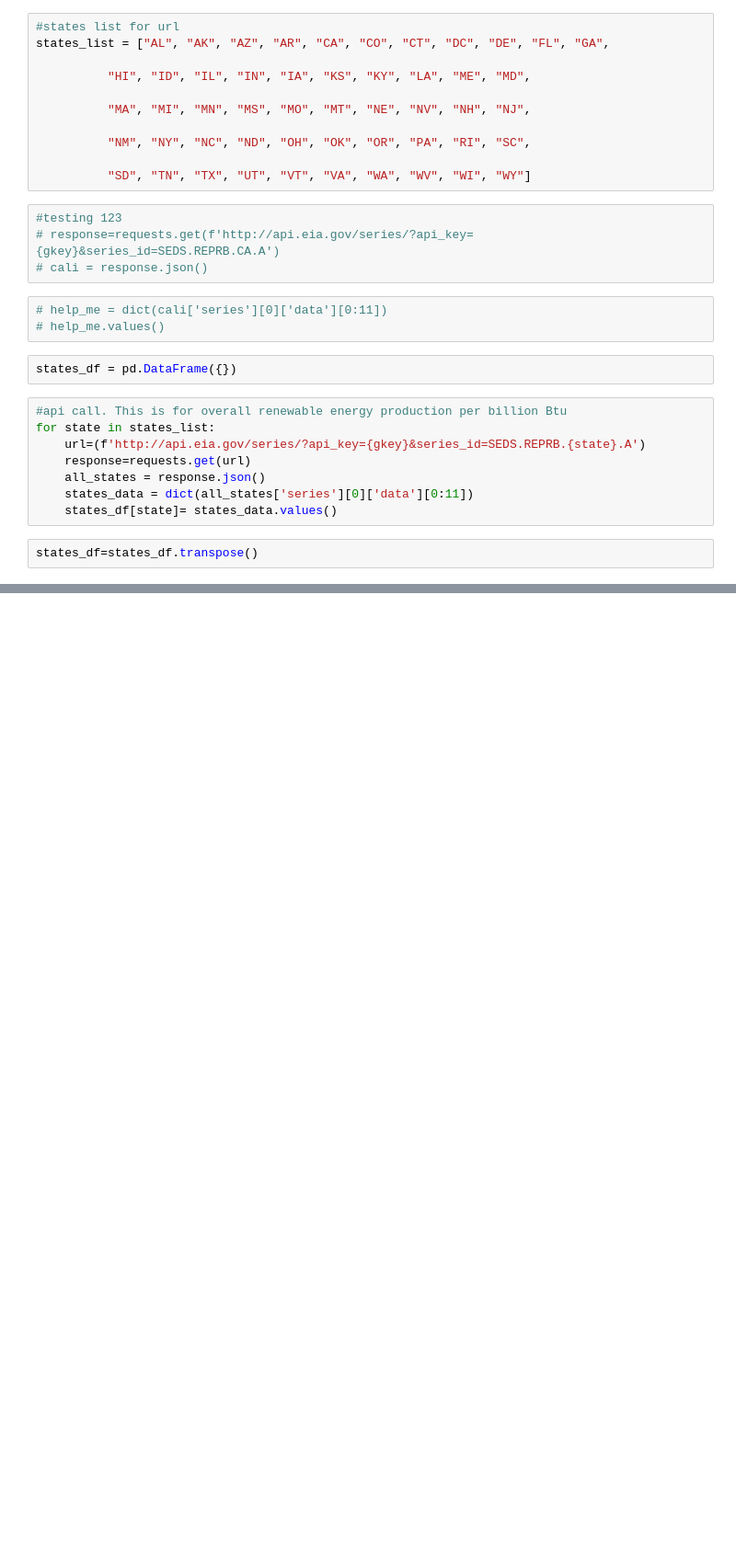
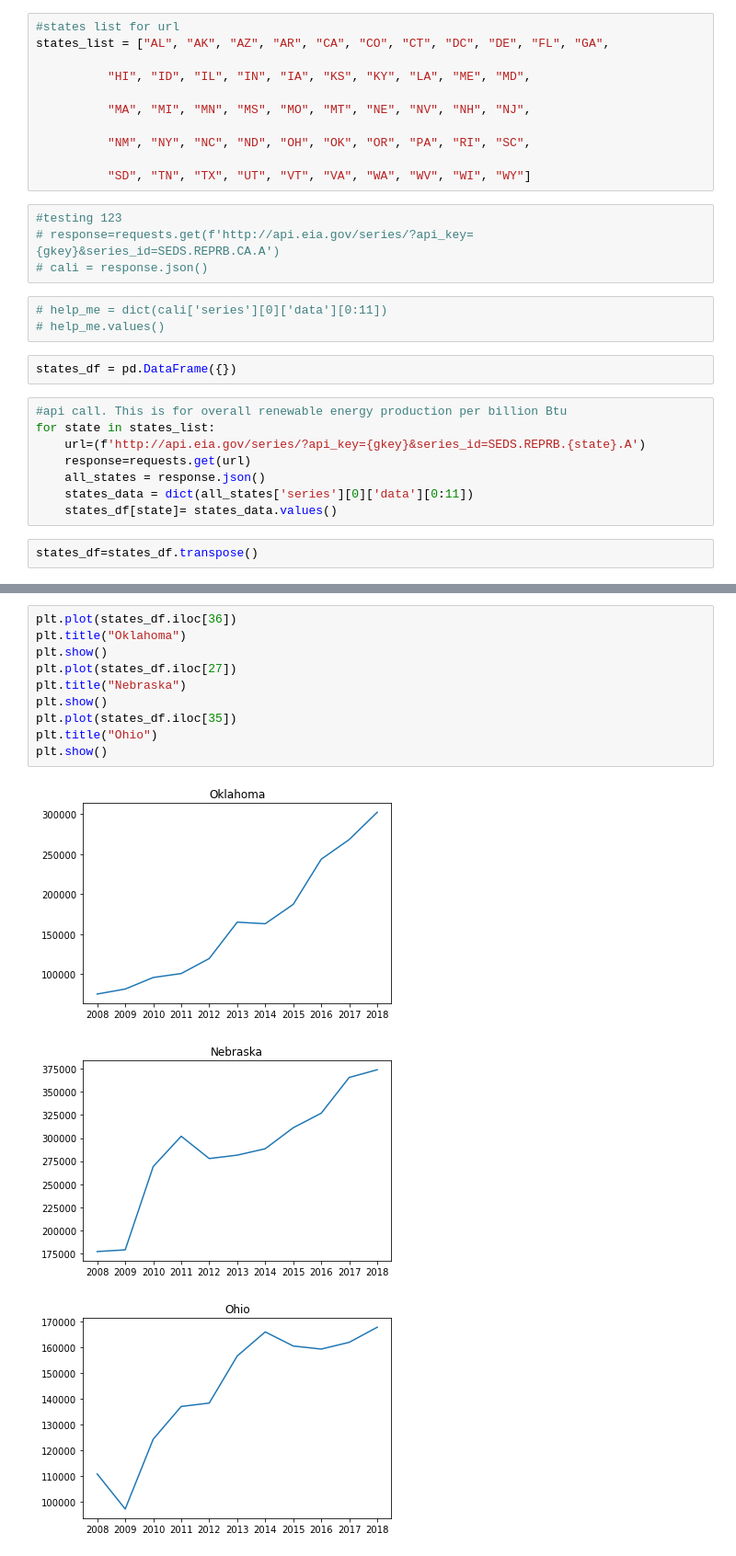
Before and after one commit to Asia-Hewett/solar_v_emissions_project, a Jupyter notebook: State Solar Production Data by Year/eia.ipynb, the cells around one changed output, grey strips where cells are left out. Shown at 92% size. Cells and saved outputs as stored; diff of their text form; blank space fills up the shorter version.

```diff
--- a/State Solar Production Data by Year/eia.ipynb
+++ b/State Solar Production Data by Year/eia.ipynb
@@ -70,0 +113,14 @@ states_df.rename(columns=
+# %%
+plt.plot(states_df.iloc[36])
+plt.title("Oklahoma")
+plt.show()
+plt.plot(states_df.iloc[27])
+plt.title("Nebraska")
+plt.show()
+plt.plot(states_df.iloc[35])
+plt.title("Ohio")
+plt.show()
+# %% [output]
+[figure, added]
+[figure, added]
+[figure, added]
```
Also changed, not shown: parts of 16 cells of this notebook.
